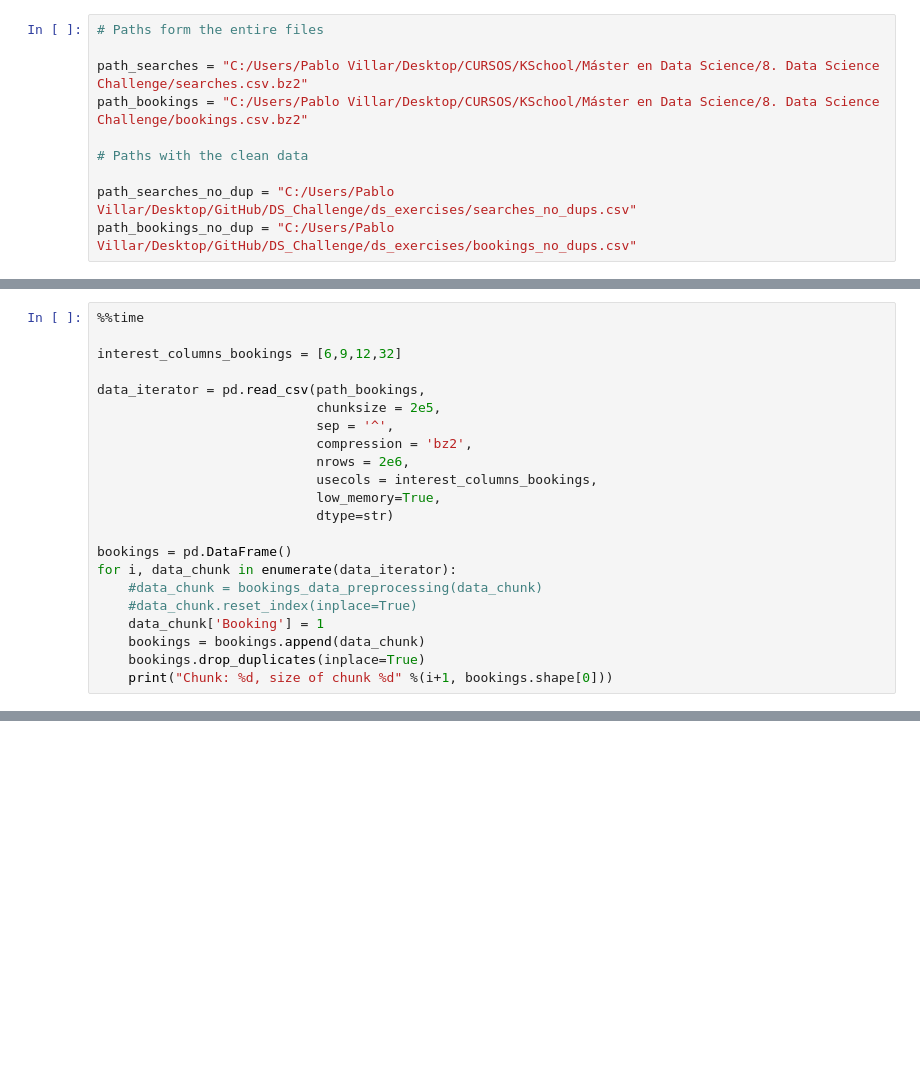
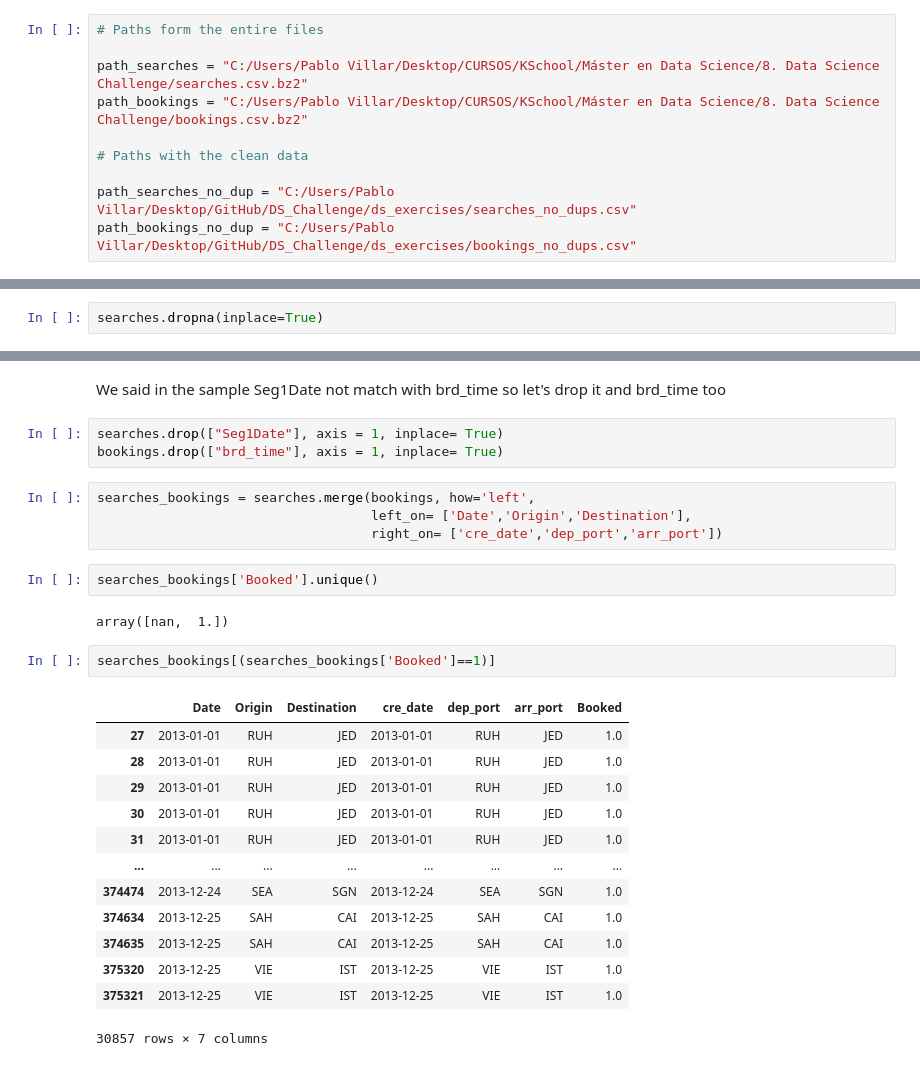
Before and after one commit to pablovdcf/DS_Challenge, a Jupyter notebook: ds_exercises/Exercise_04.ipynb, the cells around one changed output, grey strips where cells are left out. Drawn from its saved outputs; the diff is of its cells as text; blank space fills up the shorter version.

```diff
--- a/ds_exercises/Exercise_04.ipynb
+++ b/ds_exercises/Exercise_04.ipynb
@@ -467,22 +905,0 @@ searches.head()
-# %%
-%%time
-
-interest_columns_bookings = [6,9,12,32]
-
-data_iterator = pd.read_csv(path_bookings,
-                            chunksize = 2e5,
-                            sep = '^',
-                            compression = 'bz2',
-                            nrows = 2e6,
-                            usecols = interest_columns_bookings,
-                            low_memory=True,
-                            dtype=str)
-
-bookings = pd.DataFrame()
-for i, data_chunk in enumerate(data_iterator):
-    #data_chunk = bookings_data_preprocessing(data_chunk)
-    #data_chunk.reset_index(inplace=True)
-    data_chunk['Booking'] = 1
-    bookings = bookings.append(data_chunk)
-    bookings.drop_duplicates(inplace=True)
-    print("Chunk: %d, size of chunk %d" %(i+1, bookings.shape[0]))
@@ -516,0 +914,2 @@ Read the smaller data with no duplicates cleaning it while reading and `merge` *
+# %%
+searches.dropna(inplace=True)
@@ -516,0 +930,29 @@ Read the smaller data with no duplicates cleaning it while reading and `merge` *
+# %% [markdown]
+We said in the sample Seg1Date not match with brd_time so let's drop it and brd_time too
+# %%
+searches.drop(["Seg1Date"], axis = 1, inplace= True)
+bookings.drop(["brd_time"], axis = 1, inplace= True)
+# %%
+searches_bookings = searches.merge(bookings, how='left',
+                                   left_on= ['Date','Origin','Destination'],
+                                   right_on= ['cre_date','dep_port','arr_port'])
+# %%
+searches_bookings['Booked'].unique()
+# %% [output]
+array([nan,  1.])
+# %%
+searches_bookings[(searches_bookings['Booked']==1)]
+# %% [output]
+|  | Date | Origin | Destination | cre_date | dep_port | arr_port | Booked |
+| 27 | 2013-01-01 | RUH | JED | 2013-01-01 | RUH | JED | 1.0 |
+| 28 | 2013-01-01 | RUH | JED | 2013-01-01 | RUH | JED | 1.0 |
+| 29 | 2013-01-01 | RUH | JED | 2013-01-01 | RUH | JED | 1.0 |
+| 30 | 2013-01-01 | RUH | JED | 2013-01-01 | RUH | JED | 1.0 |
+| 31 | 2013-01-01 | RUH | JED | 2013-01-01 | RUH | JED | 1.0 |
+| ... | ... | ... | ... | ... | ... | ... | ... |
+| 374474 | 2013-12-24 | SEA | SGN | 2013-12-24 | SEA | SGN | 1.0 |
+| 374634 | 2013-12-25 | SAH | CAI | 2013-12-25 | SAH | CAI | 1.0 |
+| 374635 | 2013-12-25 | SAH | CAI | 2013-12-25 | SAH | CAI | 1.0 |
+| 375320 | 2013-12-25 | VIE | IST | 2013-12-25 | VIE | IST | 1.0 |
+| 375321 | 2013-12-25 | VIE | IST | 2013-12-25 | VIE | IST | 1.0 |
+30857 rows × 7 columns
```
Also changed, not shown: parts of 130 cells of this notebook.
